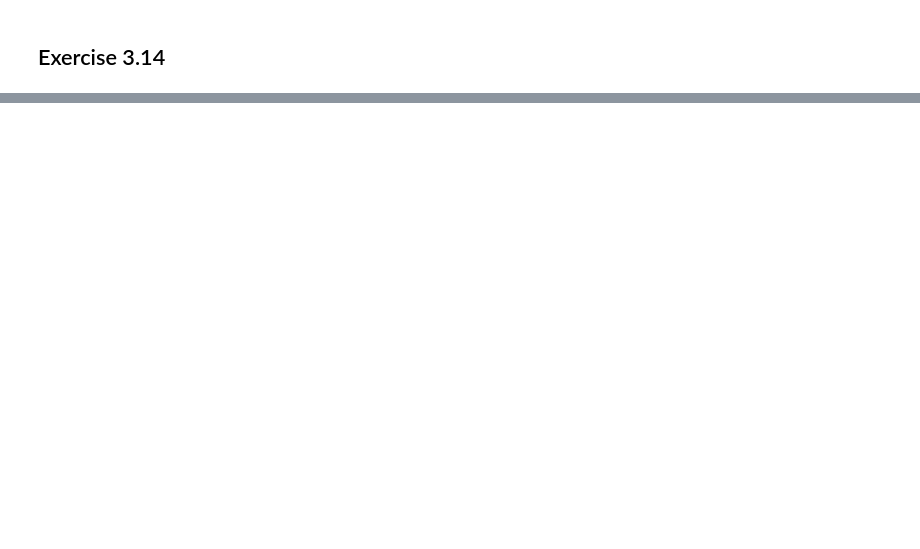
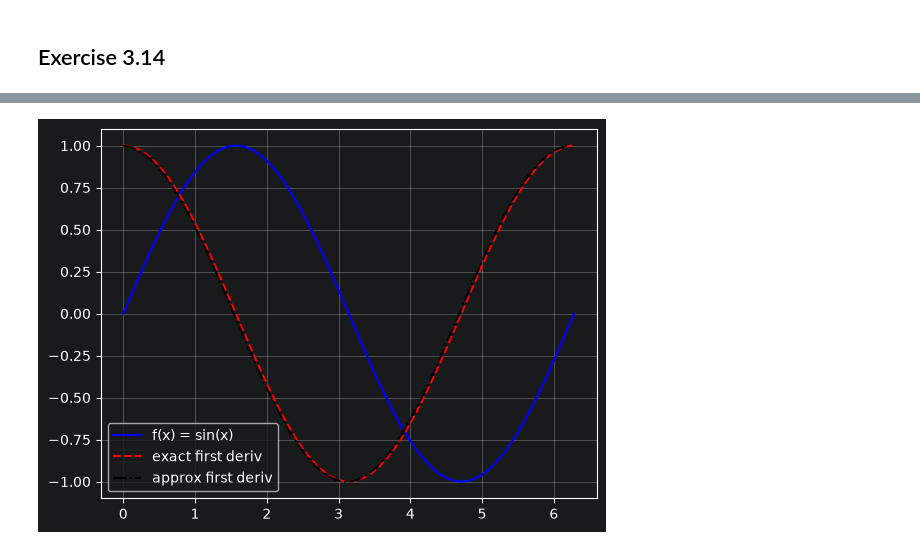
Before and after one commit to fabacf/numerical_methods_class, a Jupyter notebook: week_5.ipynb, the cells around one changed output, grey strips where cells are left out. Cells and saved outputs as stored; diff of their text form; code cells hidden in the pictures; blank space fills up the shorter version.

```diff
--- a/week_5.ipynb
+++ b/week_5.ipynb
@@ -191,0 +192,29 @@ h= 1e-09        AbsolutePctError= 8.338246362485854e-08 with error reduction 0.0
+# %%
+import numpy as np
+import matplotlib.pyplot as plt
+
+def FirstDeriv_loop(f,a,b,N):
+    x = np.linspace(a,b,N+1) # What does this line of code do?
+# What's up with the N+1 in the previous line?
+    h = x[1]- x[0] # What does this line of code do?
+    df = [] # What does this line of code do?
+    for j in np.arange(len(x)-1):
+        df.append( (f(x[j+1])- f(x[j])) / h)
+    return df
+# %%
+f = lambda x: np.sin(x)
+exact_df = lambda x: np.cos(x)
+a = 0
+b = 2 * np.pi
+N = 100
+x = np.linspace(a,b,N+1)
+
+df = FirstDeriv_loop(f,a,b,N)
+plt.plot(x,f(x),'b',x,exact_df(x),'r--',x[0:-1], df, 'k-.')
+plt.grid()
+plt.legend(['f(x) = sin(x)',
+'exact first deriv',
+'approx first deriv'])
+plt.show()
+# %% [output]
+[figure, added]
```
Also changed, not shown: parts of 13 cells of this notebook.
